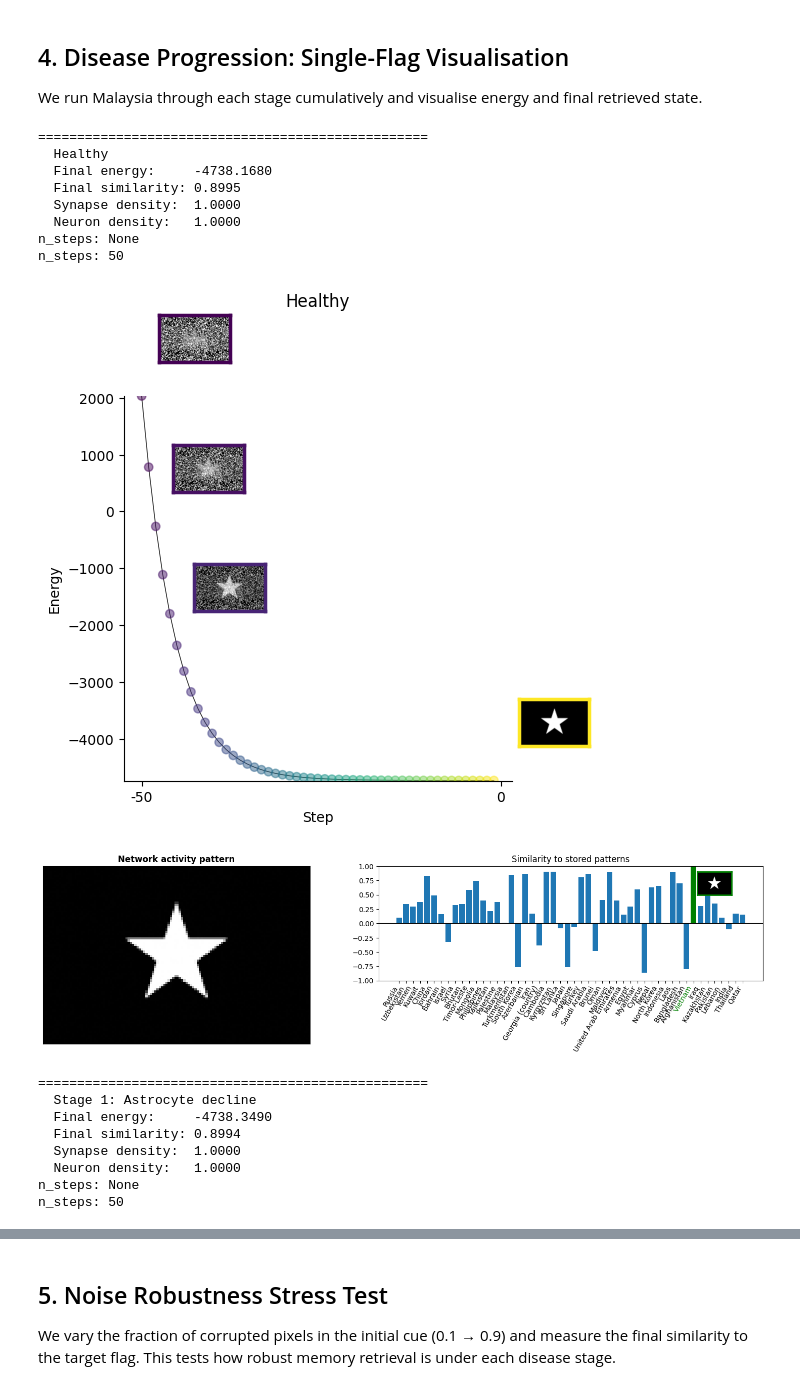
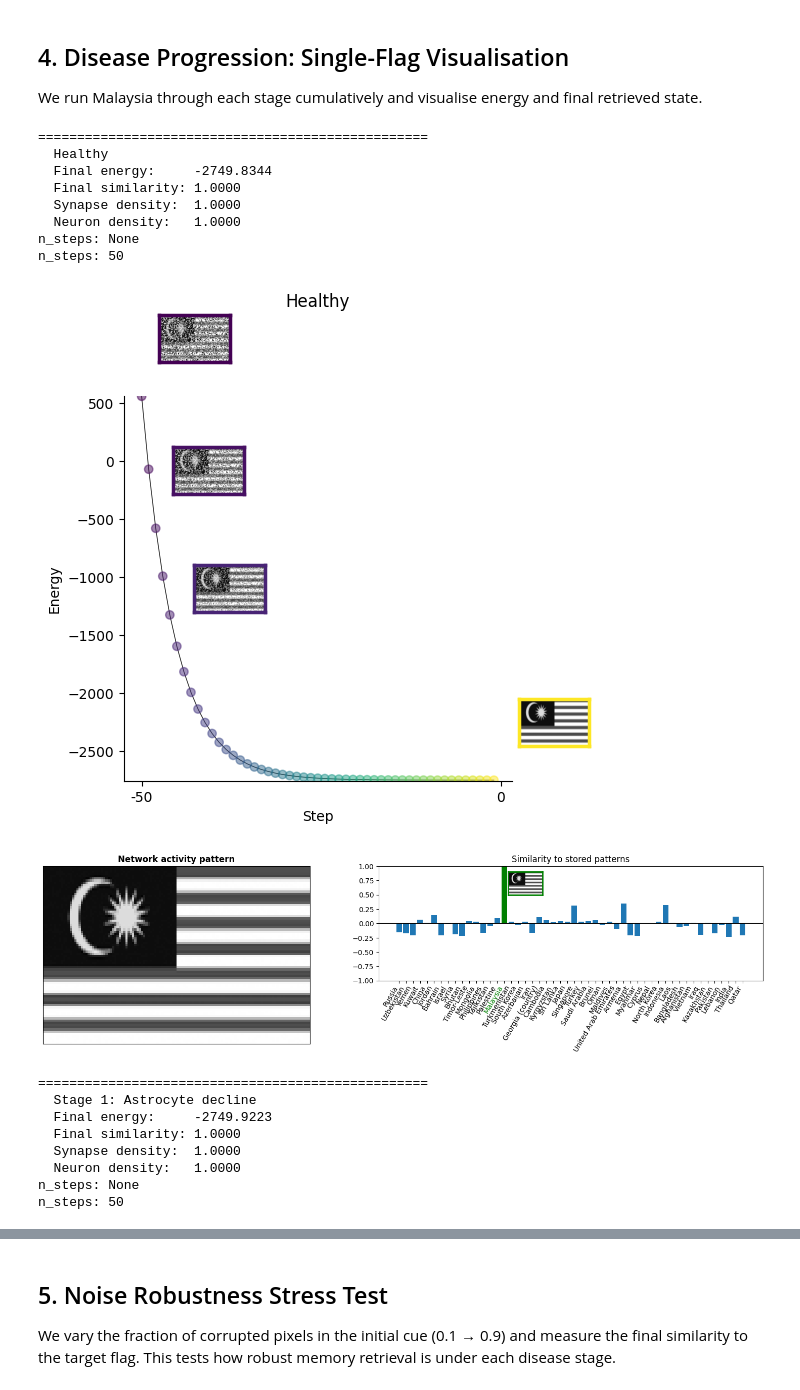
Before and after one commit to Niharika-Mohapatra/Modern-Hopfield-Disease-Modeling, a Jupyter notebook: MHN_Neurodegeneration_3.ipynb, the cells around one changed output, grey strips where cells are left out. Cells and saved outputs as stored; diff of their text form; code cells hidden in the pictures.

```diff
--- a/MHN_Neurodegeneration_3.ipynb
+++ b/MHN_Neurodegeneration_3.ipynb
@@ -224,7 +221,7 @@ def run_progression_experiment(
     patterns,
     init_pattern,
     n_steps_1=50, n_steps_2=50, n_steps_3=50,
-    flip_frac=0.4,
+    flip_frac=0.3,
     final_syn_keep=0.7,
     final_neuron_keep=0.7,
     stage_1=False, stage_2=False, stage_3=False,
@@ -316,7 +313,7 @@ We run Malaysia through each stage cumulatively and visualise energy and final r
 # %%
 # Showing the progression of energy plots across stages
 
-TARGET_FLAG = "Cambodia"
+TARGET_FLAG = "Malaysia"
 stage_configs = [
     dict(label="Healthy",                    stage_1=False, stage_2=False, stage_3=False),
     dict(label="Stage 1: Astrocyte decline", stage_1=True,  stage_2=False, stage_3=False),
@@ -325,41 +322,41 @@ stage_configs = [
 ]
 
 for cfg in stage_configs:
     label = cfg["label"]
     run_cfg = {k: v for k, v in cfg.items() if k != "label"}
 
     flags = copy.deepcopy(flags_raw)
     net, logs = run_progression_experiment(
         flags, TARGET_FLAG,
         n_steps_1=50, n_steps_2=50, n_steps_3=50,
         **run_cfg
     )
     print(f"\n{'='*50}")
     print(f"  {label}")
     print(f"  Final energy:     {logs['energy'][-1]:.4f}")
     print(f"  Final similarity: {logs['similarities'][-1].max():.4f}")
     print(f"  Synapse density:  {logs['synapse_density'][-1]:.4f}")
     print(f"  Neuron density:   {logs['neuron_density'][-1]:.4f}")
     net.plot_energy()
     plt.title(label)
     plt.show()
     net.visualise()
     plt.show()
 # %% [output]
 ==================================================
   Healthy
-  Final energy:     -4738.1680
-  Final similarity: 0.8995
+  Final energy:     -2749.8344
+  Final similarity: 1.0000
   Synapse density:  1.0000
   Neuron density:   1.0000
 n_steps: None
 n_steps: 50
-[figure, old version]
+[figure, new version]
-[figure, old version]
+[figure, new version]
 ==================================================
   Stage 1: Astrocyte decline
-  Final energy:     -4738.3490
-  Final similarity: 0.8994
+  Final energy:     -2749.9223
+  Final similarity: 1.0000
   Synapse density:  1.0000
   Neuron density:   1.0000
 n_steps: None
```
Also changed, not shown: parts of 5 cells of this notebook.
